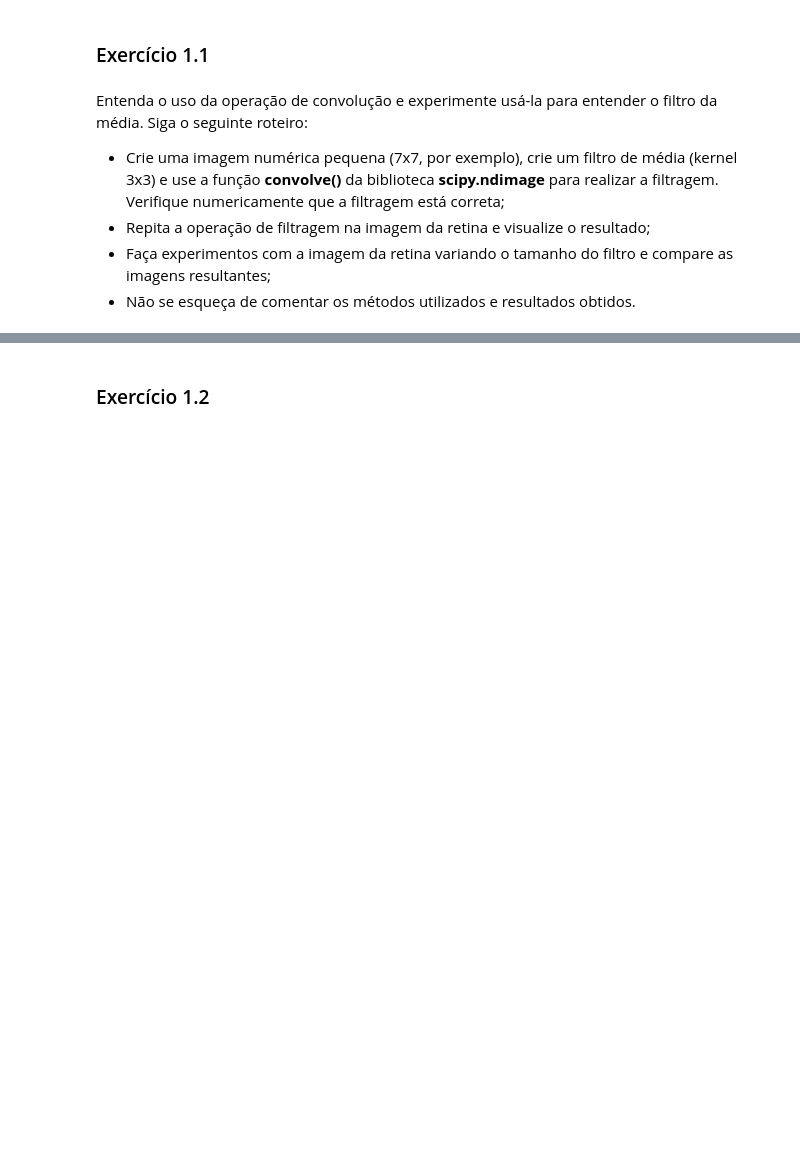
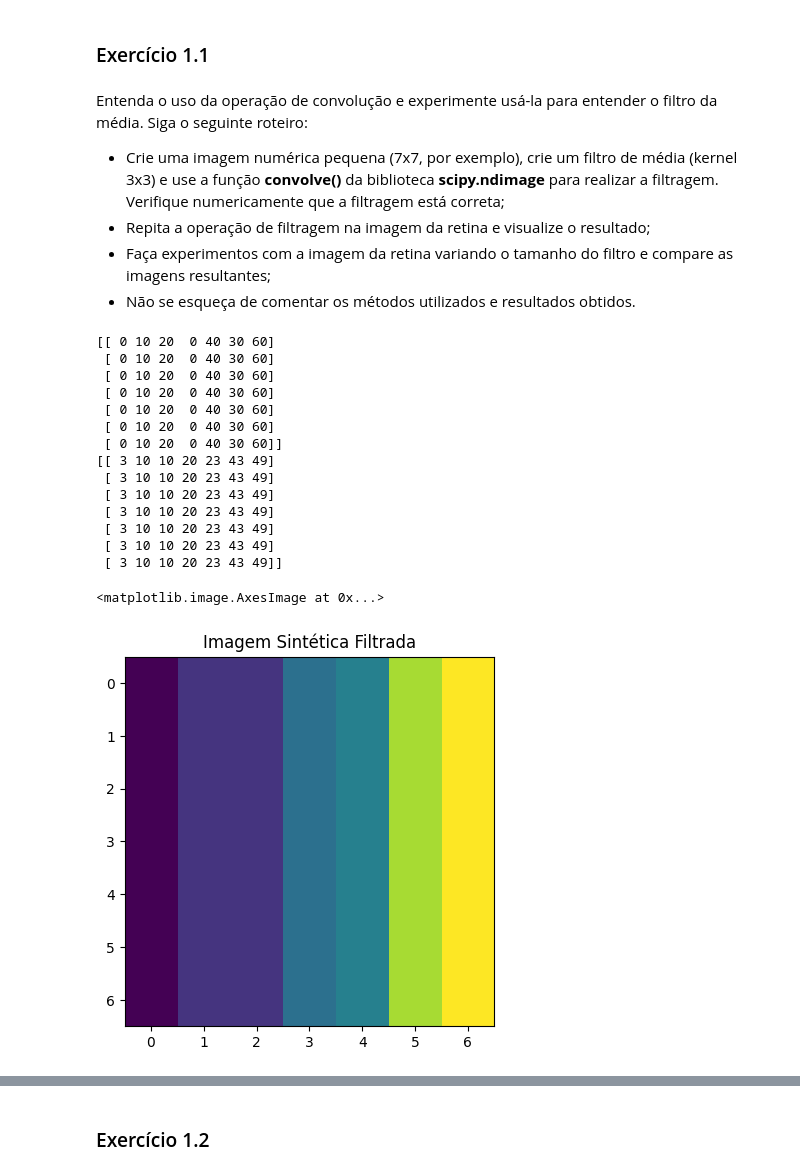
Before and after one commit to UNICAMP-EA979/2026s1-pi04-filtragem-bizzome, a Jupyter notebook: Atividade.ipynb, the cells around one changed output, grey strips where cells are left out. Saved outputs shown, nothing was run; the diff lists cells and outputs as text; code cells hidden in the pictures; blank space fills up the shorter version.

```diff
--- a/Atividade.ipynb
+++ b/Atividade.ipynb
@@ -65,8 +65,31 @@ Entenda o uso da operação de convolução e experimente usá-la para entender
 # %%
 # Seu código aqui
 from scipy.ndimage import convolve
 
-img1 = np.tile(np.array([0, 10, 20, 30, 40, 50, 60]),(7,1))
+img1 = np.tile(np.array([0, 10, 20, 0, 40, 30, 60]),(7,1))
 kernel = np.ones((3, 3)) / 9
 
-result_img = convolve(img1, kernel, mode='constant', cval=0.0)
+result_img = convolve(img1, kernel)
+
+print(img1)
+print(result_img)
+
+plt.title('Imagem Sintética Filtrada')
+plt.imshow(result_img)
+# %% [output]
+[[ 0 10 20  0 40 30 60]
+ [ 0 10 20  0 40 30 60]
+ [ 0 10 20  0 40 30 60]
+ [ 0 10 20  0 40 30 60]
+ [ 0 10 20  0 40 30 60]
+ [ 0 10 20  0 40 30 60]
+ [ 0 10 20  0 40 30 60]]
+[[ 3 10 10 20 23 43 49]
+ [ 3 10 10 20 23 43 49]
+ [ 3 10 10 20 23 43 49]
+ [ 3 10 10 20 23 43 49]
+ [ 3 10 10 20 23 43 49]
+ [ 3 10 10 20 23 43 49]
+ [ 3 10 10 20 23 43 49]]
+<matplotlib.image.AxesImage at 0x...>
+[figure, added]
```
Also changed, not shown: parts of 7 cells of this notebook.
